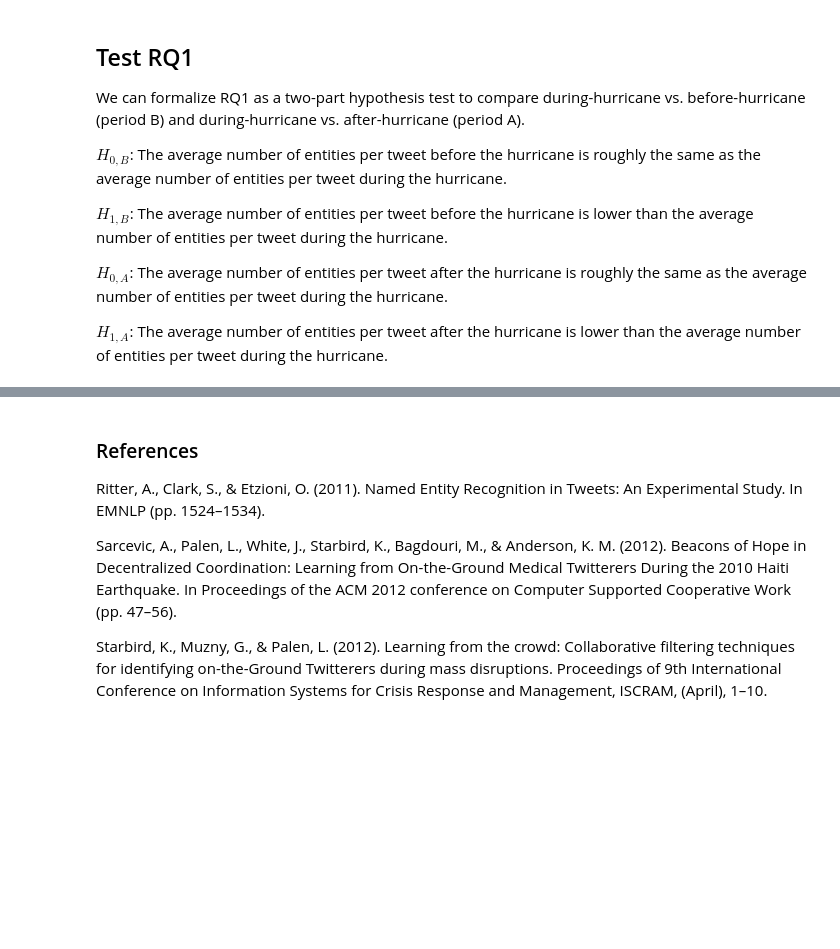
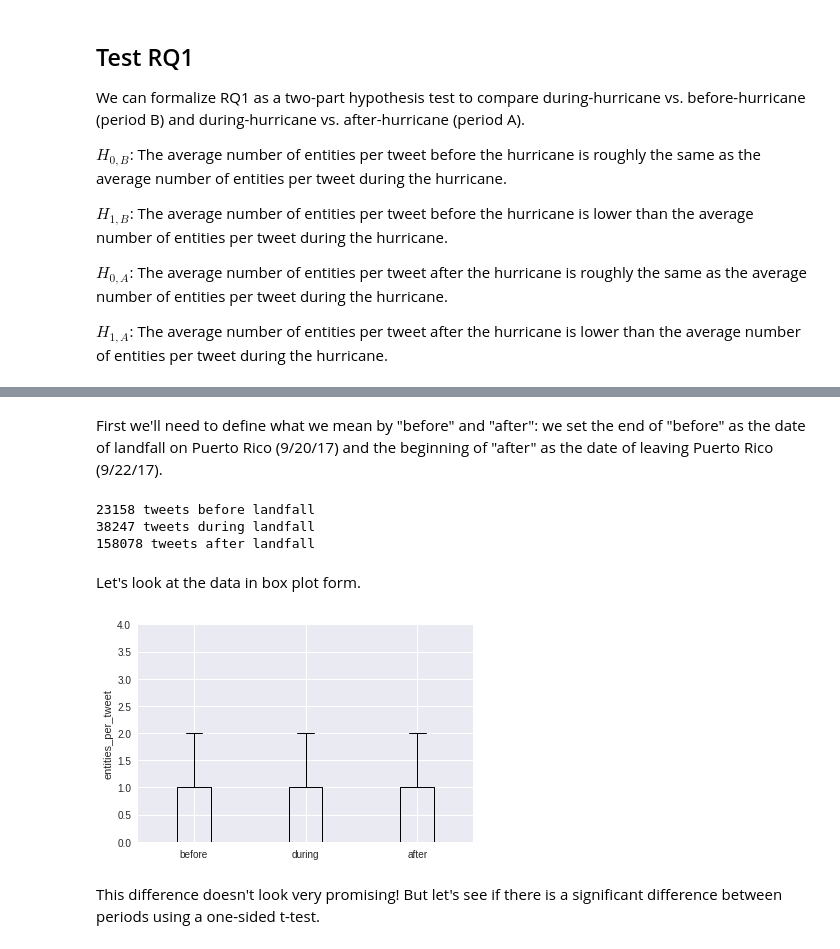
Before and after one commit to ianbstewart/gt-css-class, a Jupyter notebook: labs/lab6/Lab 6 - Text over time.ipynb, the cells around one changed output, grey strips where cells are left out. Drawn from its saved outputs; the diff is of its cells as text; code cells hidden in the pictures; blank space fills up the shorter version.

```diff
--- a/labs/lab6/Lab 6 - Text over time.ipynb
+++ b/labs/lab6/Lab 6 - Text over time.ipynb
@@ -774,7 +740,34 @@ I was unable to generate entity classes for the English data, and it would have
-# %% [markdown]
-### References
-Ritter, A., Clark, S., & Etzioni, O. (2011). Named Entity Recognition in Tweets: An Experimental Study. In EMNLP (pp. 1524–1534).
-
-Sarcevic, A., Palen, L., White, J., Starbird, K., Bagdouri, M., & Anderson, K. M. (2012). Beacons of Hope in Decentralized Coordination: Learning from On-the-Ground Medical Twitterers During the 2010 Haiti Earthquake. In Proceedings of the ACM 2012 conference on Computer Supported Cooperative Work (pp. 47–56).
-
-Starbird, K., Muzny, G., & Palen, L. (2012). Learning from the crowd: Collaborative filtering techniques for identifying on-the-Ground Twitterers during mass disruptions. Proceedings of 9th International Conference on Information Systems for Crisis Response and Management, ISCRAM, (April), 1–10.
+# %% [markdown]
+First we'll need to define what we mean by "before" and "after": we set the end of "before" as the date of landfall on Puerto Rico (9/20/17) and the beginning of "after" as the date of leaving Puerto Rico (9/22/17).
+# %%
+hurricane_start_date = datetime.strptime('2017-09-20 06:00', '%Y-%m-%d %H:%M')
+hurricane_end_date = datetime.strptime('2017-09-22 12:00', '%Y-%m-%d %H:%M')
+# %%
+before_data = tweet_df_valid[tweet_df_valid.loc[:, 'date_datetime'] < hurricane_start_date]
+during_data = tweet_df_valid[(tweet_df_valid.loc[:, 'date_datetime'] >= hurricane_start_date) &
+                             (tweet_df_valid.loc[:, 'date_datetime'] <= hurricane_end_date)]
+after_data = tweet_df_valid[tweet_df_valid.loc[:, 'date_datetime'] >= hurricane_end_date]
+print('%d tweets before landfall'%(before_data.shape[0]))
+print('%d tweets during landfall'%(during_data.shape[0]))
+print('%d tweets after landfall'%(after_data.shape[0]))
+# %% [output]
+23158 tweets before landfall
+38247 tweets during landfall
+158078 tweets after landfall
+# %% [markdown]
+Let's look at the data in box plot form.
+# %%
+entity_col = 'entities_per_tweet'
+time_data_list = [before_data, during_data, after_data]
+time_data_labels = ['before', 'during', 'after']
+y_min = 0
+y_max = 4
+plt.boxplot([data.loc[:, entity_col] for data in time_data_list])
+plt.xticks(range(1, len(time_data_list)+1), time_data_labels)
+plt.ylim((y_min, y_max))
+plt.ylabel(entity_col)
+plt.show()
+# %% [output]
+[figure, added]
+# %% [markdown]
+This difference doesn't look very promising! But let's see if there is a significant difference between periods using a one-sided t-test.
```
Also changed, not shown: parts of 49 cells of this notebook.
